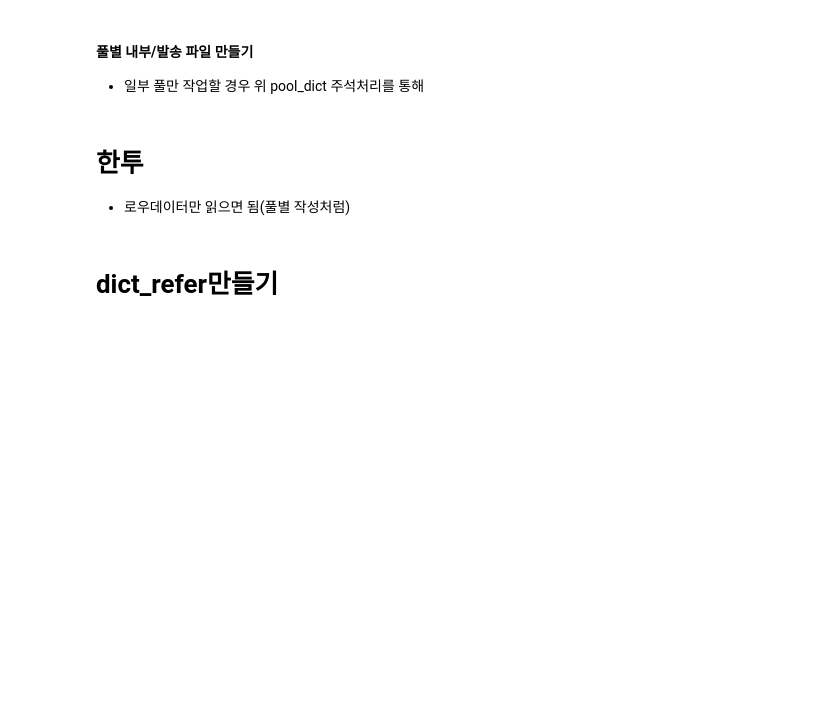
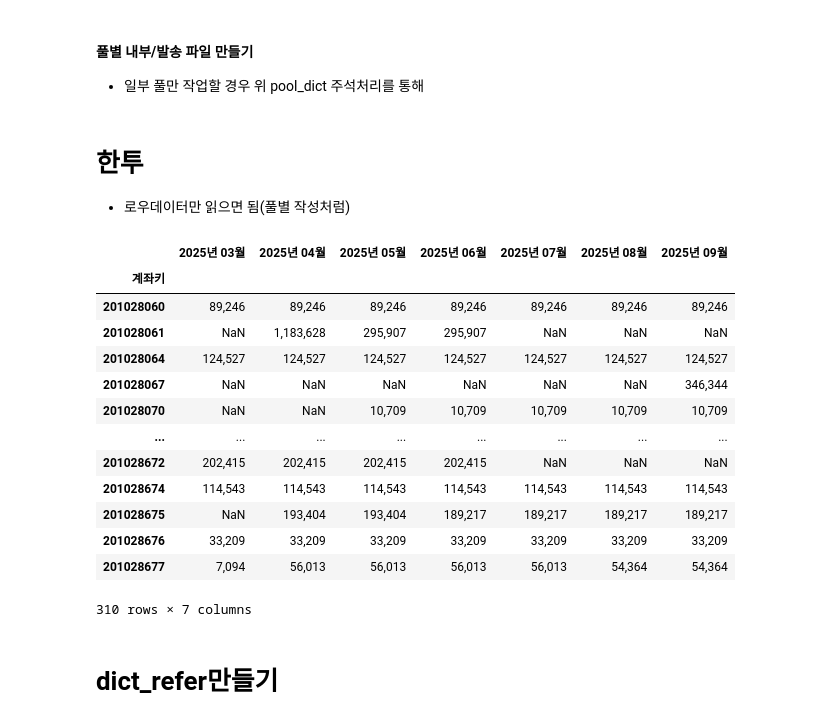
Before and after one commit to jbmyou/company_work, a Jupyter notebook: fileNaming/자산정리/4.전산_자산정리_통합_v2-2.ipynb, the cells around one changed output. Cells and saved outputs as stored; diff of their text form; code cells hidden in the pictures; blank space fills up the shorter version.

```diff
--- a/fileNaming/자산정리/4.전산_자산정리_통합_v2-2.ipynb
+++ b/fileNaming/자산정리/4.전산_자산정리_통합_v2-2.ipynb
@@ -2503,7 +2344,7 @@ credit_d_keys = 원데이터11[원데이터11["새채무상태"].str.contains("
 # %%
 # 회수내역 붙이기
 ####################################################
-cutoff = "250630"
+cutoff = "250930"
 #################################################### # 7개월
 한투dir = join(r"D:\3.자산\POOL별 관리자산\솔림\POOL 11 번자료 (베델-01, 한국투자저축)",cutoff,"DATADISK_한투전송")
 입금11 = pd.read_excel(functions.키워드로파일명찾기(join(한투dir), "입금조회새창_"), dtype = deposit_dtype)
@@ -2514,6 +2355,38 @@ cutoff = "250630"
 # %%
 # 피벗테이블
 월별입금 = 입금[["계좌키", "입금월", "입금합계"]].pivot_table(index="계좌키", columns='입금월', values='입금합계', aggfunc='sum')
+# %%
+# 월별입금 칼럼명 바꾸기
+def format_month(col):
+    try:
+        return pd.to_datetime(col, format="%Y-%m").strftime("%Y년%m월")
+    except:
+        return col
+
+# 모든 컬럼명 변환
+월별입금.columns = [format_month(col) for col in 월별입금.columns]
+
+# 빈열 추가
+월별입금.insert(0, "빈칼럼")
+
+# 빈열 추가
+월별입금.insert(0, "빈칼럼", "")
+월별입금
+# %% [output]
+|  | 2025년 03월 | 2025년 04월 | 2025년 05월 | 2025년 06월 | 2025년 07월 | 2025년 08월 | 2025년 09월 |
+| 계좌키 |  |  |  |  |  |  |  |
+| 201028060 | 89,246 | 89,246 | 89,246 | 89,246 | 89,246 | 89,246 | 89,246 |
+| 201028061 | NaN | 1,183,628 | 295,907 | 295,907 | NaN | NaN | NaN |
+| 201028064 | 124,527 | 124,527 | 124,527 | 124,527 | 124,527 | 124,527 | 124,527 |
+| 201028067 | NaN | NaN | NaN | NaN | NaN | NaN | 346,344 |
+| 201028070 | NaN | NaN | 10,709 | 10,709 | 10,709 | 10,709 | 10,709 |
+| ... | ... | ... | ... | ... | ... | ... | ... |
+| 201028672 | 202,415 | 202,415 | 202,415 | 202,415 | NaN | NaN | NaN |
+| 201028674 | 114,543 | 114,543 | 114,543 | 114,543 | 114,543 | 114,543 | 114,543 |
+| 201028675 | NaN | 193,404 | 193,404 | 189,217 | 189,217 | 189,217 | 189,217 |
+| 201028676 | 33,209 | 33,209 | 33,209 | 33,209 | 33,209 | 33,209 | 33,209 |
+| 201028677 | 7,094 | 56,013 | 56,013 | 56,013 | 56,013 | 54,364 | 54,364 |
+310 rows × 7 columns
 # %%
 # merge
 개회_최종 = pd.merge(개회, 월별입금, left_on='채권번호', right_on ='계좌키', how='left')
```
Also changed, not shown: parts of 32 cells of this notebook, 8 other files.
